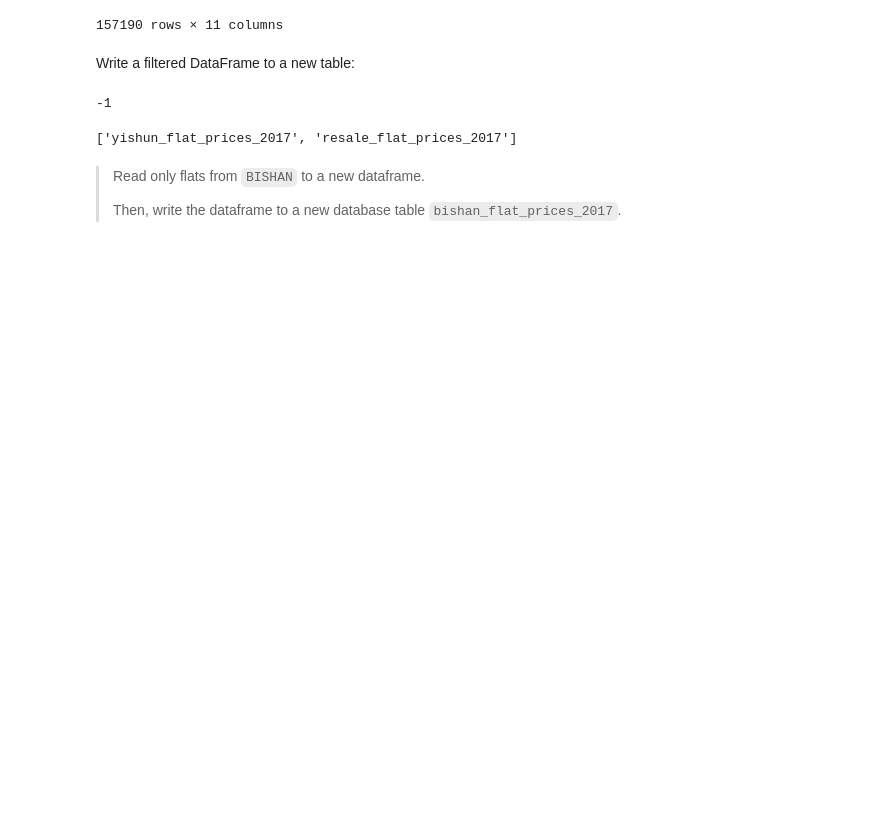
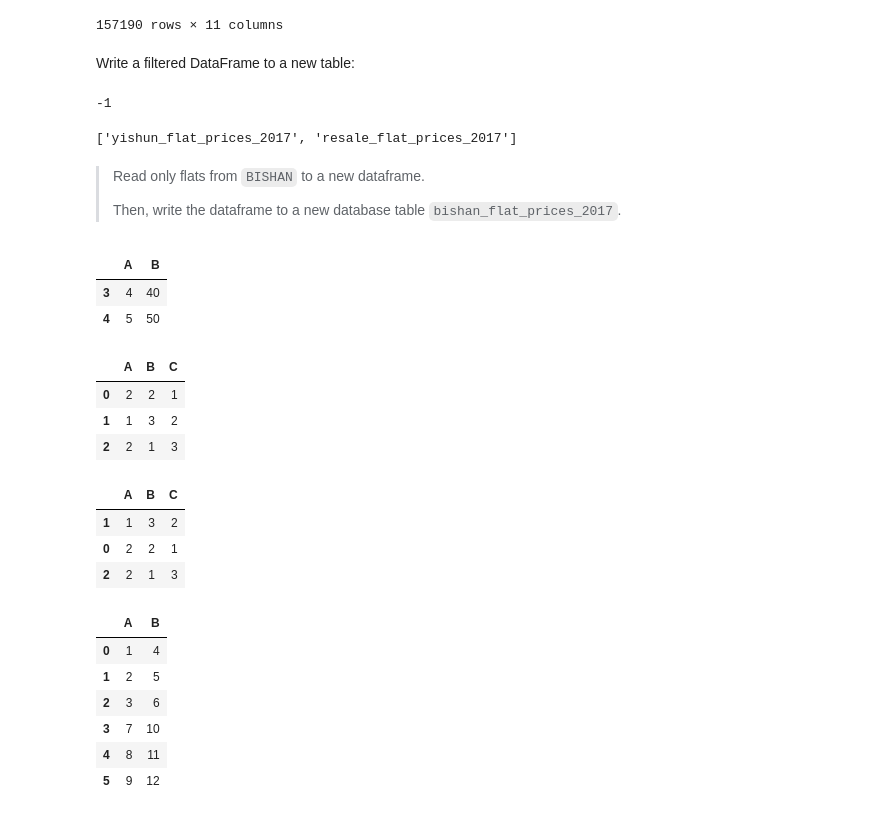
Before and after one commit to bradleysoh/5m-data-1.8-eda-basic, a Jupyter notebook: notebooks/eda_basic_lesson.ipynb, the cells around one changed output. Saved outputs shown, nothing was run; the diff lists cells and outputs as text; code cells hidden in the pictures; blank space fills up the shorter version.

```diff
--- a/notebooks/eda_basic_lesson.ipynb
+++ b/notebooks/eda_basic_lesson.ipynb
@@ -1721,0 +1796,35 @@ engine.table_names()
+# %%
+df[(df > 30).any(axis="columns")]
+# %% [output]
+|  | A | B |
+| 3 | 4 | 40 |
+| 4 | 5 | 50 |
+# %%
+df = pd.DataFrame({'A': [2, 1, 2], 'B': [2, 3, 1], 'C': [1, 2, 3]})
+
+df
+# %% [output]
+|  | A | B | C |
+| 0 | 2 | 2 | 1 |
+| 1 | 1 | 3 | 2 |
+| 2 | 2 | 1 | 3 |
+# %%
+df.sort_values(['A'])
+# %% [output]
+|  | A | B | C |
+| 1 | 1 | 3 | 2 |
+| 0 | 2 | 2 | 1 |
+| 2 | 2 | 1 | 3 |
+# %%
+df1 = pd.DataFrame({'A': [1, 2, 3], 'B': [4, 5, 6]})
+df2 = pd.DataFrame({'A': [7, 8, 9], 'B': [10, 11, 12]})
+
+pd.concat([df1, df2], ignore_index=True)
+# %% [output]
+|  | A | B |
+| 0 | 1 | 4 |
+| 1 | 2 | 5 |
+| 2 | 3 | 6 |
+| 3 | 7 | 10 |
+| 4 | 8 | 11 |
+| 5 | 9 | 12 |
```
Also changed, not shown: parts of 36 cells of this notebook, 1 other file.
